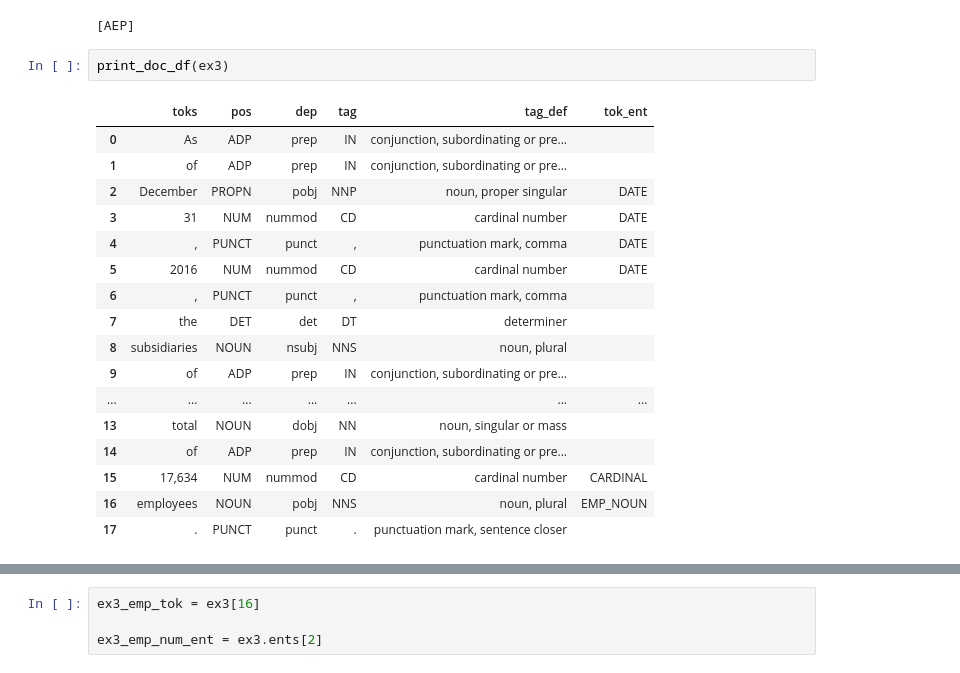
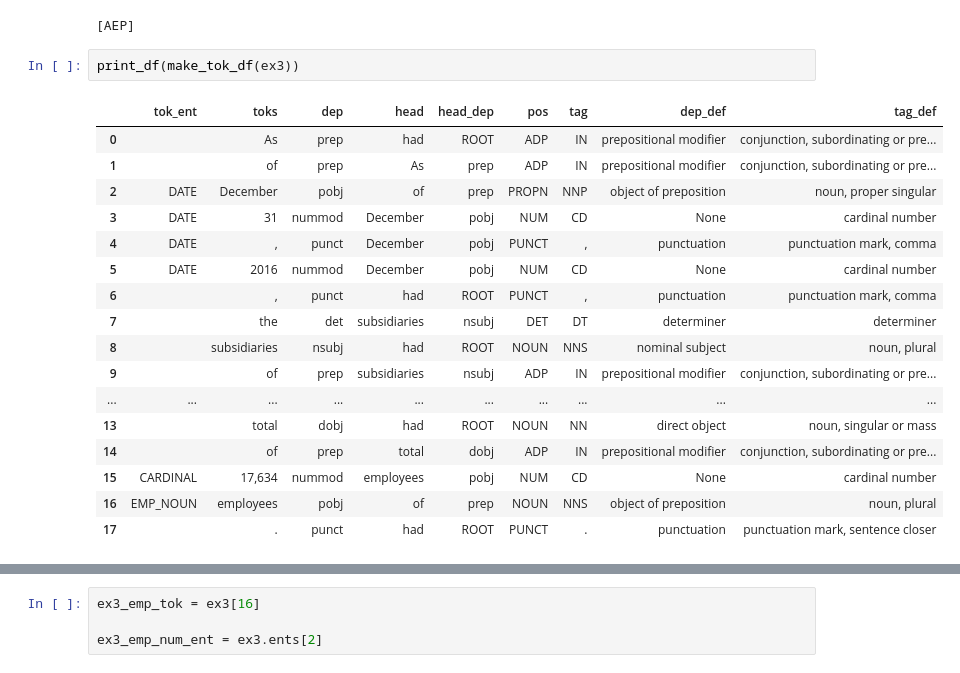
Before and after one commit to JarrodAJ/sec_employee_information_extraction, a Jupyter notebook: 4_Define_SpaCy_NER.ipynb, the cells around one changed output, grey strips where cells are left out. Cells and saved outputs as stored; diff of their text form.

```diff
--- a/4_Define_SpaCy_NER.ipynb
+++ b/4_Define_SpaCy_NER.ipynb
@@ -497,26 +489,26 @@ ex3 = nlp("As of December 31, 2016, the subsidiaries of AEP had a total of 17,63
 [tok for tok in ex3 if tok.ent_type_ == 'ORG']
 # %% [output]
 [AEP]
-# %%
-print_doc_df(ex3)
-# %% [output]
-|  | toks | pos | dep | tag | tag_def | tok_ent |
-| 0 | As | ADP | prep | IN | conjunction, subordinating or pre... |  |
-| 1 | of | ADP | prep | IN | conjunction, subordinating or pre... |  |
-| 2 | December | PROPN | pobj | NNP | noun, proper singular | DATE |
-| 3 | 31 | NUM | nummod | CD | cardinal number | DATE |
-| 4 | , | PUNCT | punct | , | punctuation mark, comma | DATE |
-| 5 | 2016 | NUM | nummod | CD | cardinal number | DATE |
-| 6 | , | PUNCT | punct | , | punctuation mark, comma |  |
-| 7 | the | DET | det | DT | determiner |  |
-| 8 | subsidiaries | NOUN | nsubj | NNS | noun, plural |  |
-| 9 | of | ADP | prep | IN | conjunction, subordinating or pre... |  |
-| ... | ... | ... | ... | ... | ... | ... |
-| 13 | total | NOUN | dobj | NN | noun, singular or mass |  |
-| 14 | of | ADP | prep | IN | conjunction, subordinating or pre... |  |
-| 15 | 17,634 | NUM | nummod | CD | cardinal number | CARDINAL |
-| 16 | employees | NOUN | pobj | NNS | noun, plural | EMP_NOUN |
-| 17 | . | PUNCT | punct | . | punctuation mark, sentence closer |  |
+# %%
+print_df(make_tok_df(ex3))
+# %% [output]
+|  | tok_ent | toks | dep | head | head_dep | pos | tag | dep_def | tag_def |
+| 0 |  | As | prep | had | ROOT | ADP | IN | prepositional modifier | conjunction, subordinating or pre... |
+| 1 |  | of | prep | As | prep | ADP | IN | prepositional modifier | conjunction, subordinating or pre... |
+| 2 | DATE | December | pobj | of | prep | PROPN | NNP | object of preposition | noun, proper singular |
+| 3 | DATE | 31 | nummod | December | pobj | NUM | CD | None | cardinal number |
+| 4 | DATE | , | punct | December | pobj | PUNCT | , | punctuation | punctuation mark, comma |
+| 5 | DATE | 2016 | nummod | December | pobj | NUM | CD | None | cardinal number |
+| 6 |  | , | punct | had | ROOT | PUNCT | , | punctuation | punctuation mark, comma |
+| 7 |  | the | det | subsidiaries | nsubj | DET | DT | determiner | determiner |
+| 8 |  | subsidiaries | nsubj | had | ROOT | NOUN | NNS | nominal subject | noun, plural |
+| 9 |  | of | prep | subsidiaries | nsubj | ADP | IN | prepositional modifier | conjunction, subordinating or pre... |
+| ... | ... | ... | ... | ... | ... | ... | ... | ... | ... |
+| 13 |  | total | dobj | had | ROOT | NOUN | NN | direct object | noun, singular or mass |
+| 14 |  | of | prep | total | dobj | ADP | IN | prepositional modifier | conjunction, subordinating or pre... |
+| 15 | CARDINAL | 17,634 | nummod | employees | pobj | NUM | CD | None | cardinal number |
+| 16 | EMP_NOUN | employees | pobj | of | prep | NOUN | NNS | object of preposition | noun, plural |
+| 17 |  | . | punct | had | ROOT | PUNCT | . | punctuation | punctuation mark, sentence closer |
 # %%
 print_doc_info(ex3)
 # %% [output]
```
Also changed, not shown: parts of 44 cells of this notebook.
